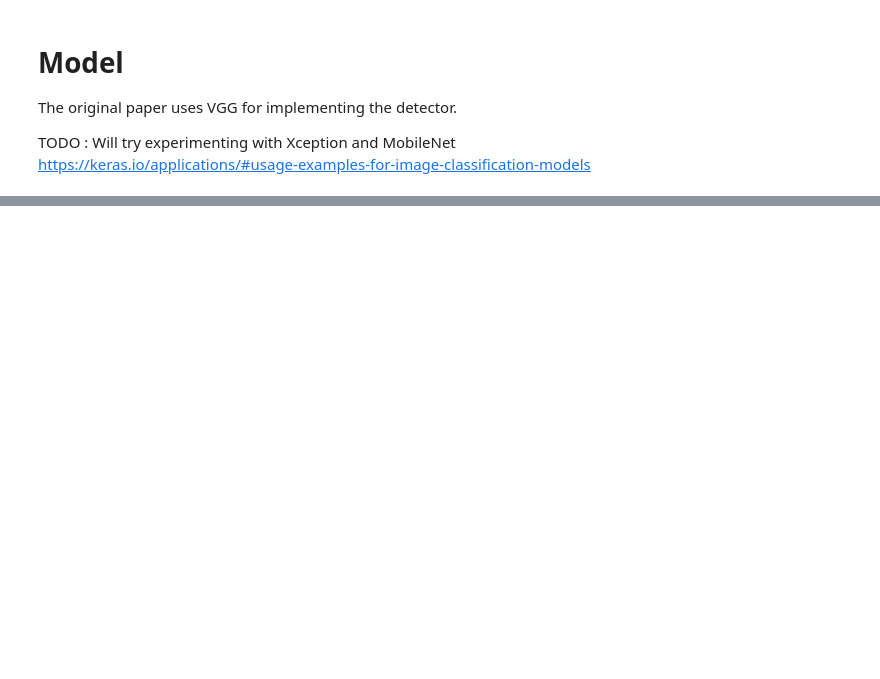
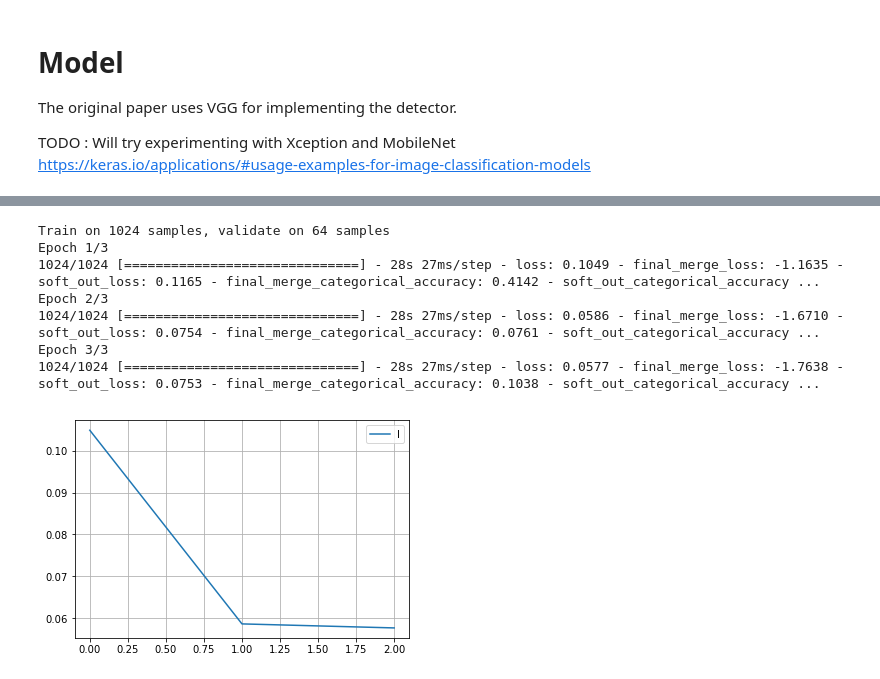
Before and after one commit to rdjondo/SimplisticSSD, a Jupyter notebook: SimpleSegNet_synthetic_dataset.ipynb, the cells around one changed output, grey strips where cells are left out. Saved outputs shown, nothing was run; the diff lists cells and outputs as text; code cells hidden in the pictures; blank space fills up the shorter version.

```diff
--- a/SimpleSegNet_synthetic_dataset.ipynb
+++ b/SimpleSegNet_synthetic_dataset.ipynb
@@ -342,10 +416,10 @@ def generateShapeData(X, y, num_samples):
     trainim = TrainingImage(size=image_size)
     for i in range(num_samples):
         trainim.createImageBackground(TrainingImage.BLACK_CLASS)
-        if random.random()>0.5:
+        for j in range(10):
             trainim.addRandRectangle(color_class=TrainingImage.RED_CLASS)
-        else:
             trainim.addRandCircle(color_class=TrainingImage.RED_CLASS)
+
         X[i] = trainim.image
         y[i] = trainim.label_shape
     return X, y
@@ -381,5 +462,5 @@ from segmodel import SegModel
 # Extract pooling layers out of VGG-16
 num_classes = 3
 
-segModel = SegModel(num_classes)
+segModel = SegModel(num_classes, class_weight=median_balancing_weights)
 model = segModel.getModel()
@@ -386,23 +503,32 @@ model = segModel.getModel()
 # %%
 from keras import optimizers
-optimizer_selected = optimizers.Adam(lr=1e-4)
-
-my_loss={'final_merge': segModel.dice_coef_loss, 'soft_out': 'mean_squared_error'}
-my_loss_weights={'final_merge': 1.0, 'soft_out': 0.01}
-model.compile(optimizer=optimizer_selected, loss=my_loss, loss_weights = my_loss_weights ,
-              metrics={'final_merge':segModel.dice_coef, 'soft_out':'categorical_accuracy'} )
+optimizer_selected = optimizers.Adam(lr=1e-3)
 
 
-history = model.fit(x=X_train, y=[y_train, y_train], batch_size=20, epochs=15,
-                    validation_split=0.0, validation_data=(X_val, [y_val, y_val]), shuffle=True,
-                    steps_per_epoch=None, validation_steps=None)
+my_loss={'final_merge': dice_coef_loss, 'soft_out': 'categorical_crossentropy'}
+my_loss_weights={'final_merge': 0.01, 'soft_out': 1.0}
+model.compile(optimizer=optimizer_selected, loss=my_loss, loss_weights = my_loss_weights ,
+              metrics={'final_merge':'categorical_accuracy', 'soft_out':'categorical_accuracy'})
 
+
+
+history = model.fit(x=X_train, y=[y_train, y_train], batch_size=20, epochs=3,
+                    validation_split=0.0, validation_data=(X_val, [y_val, y_val]), shuffle=True)
 import time
 #Plot loss function
 plt.plot(history.epoch,history.history['loss'])
 plt.legend(('loss'))
 plt.grid('on')
 plt.show()
+# %% [output]
+Train on 1024 samples, validate on 64 samples
+Epoch 1/3
+1024/1024 [==============================] - 28s 27ms/step - loss: 0.1049 - final_merge_loss: -1.1635 - soft_out_loss: 0.1165 - final_merge_categorical_accuracy: 0.4142 - soft_out_categorical_accuracy ...
+Epoch 2/3
+1024/1024 [==============================] - 28s 27ms/step - loss: 0.0586 - final_merge_loss: -1.6710 - soft_out_loss: 0.0754 - final_merge_categorical_accuracy: 0.0761 - soft_out_categorical_accuracy ...
+Epoch 3/3
+1024/1024 [==============================] - 28s 27ms/step - loss: 0.0577 - final_merge_loss: -1.7638 - soft_out_loss: 0.0753 - final_merge_categorical_accuracy: 0.1038 - soft_out_categorical_accuracy ...
+[figure, added]
 # %%
 # Create a brand-new image for testing
 trainim = TrainingImage(size=image_size , backgd_color_class=TrainingImage.BLACK_CLASS)
```
Also changed, not shown: parts of 14 cells of this notebook, 1 other file.
